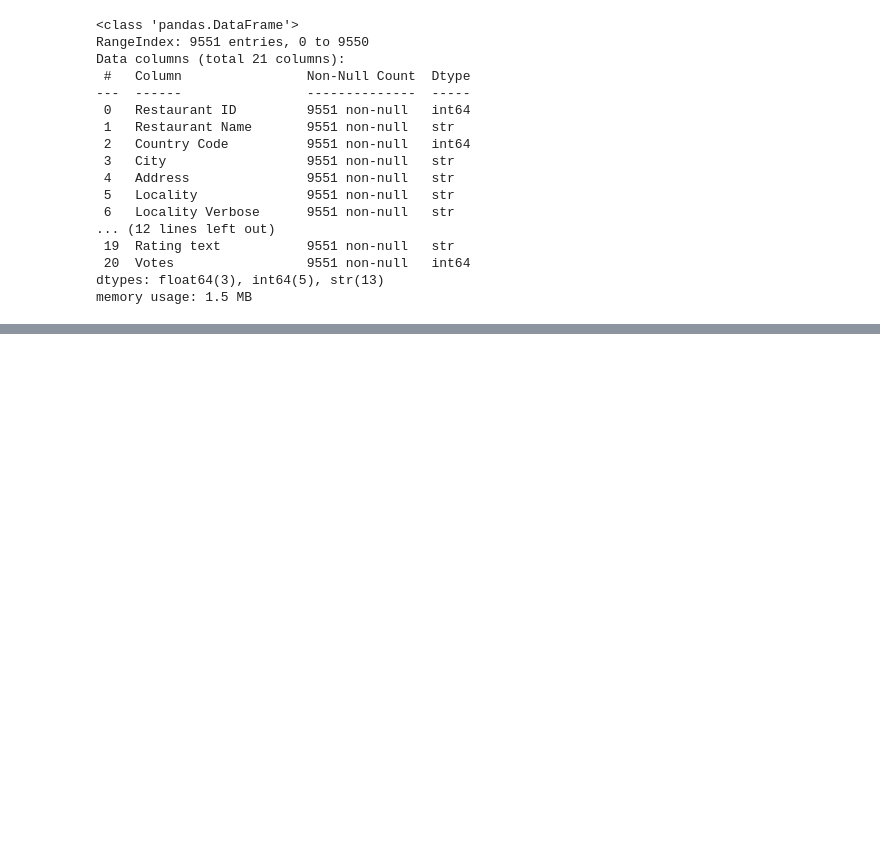
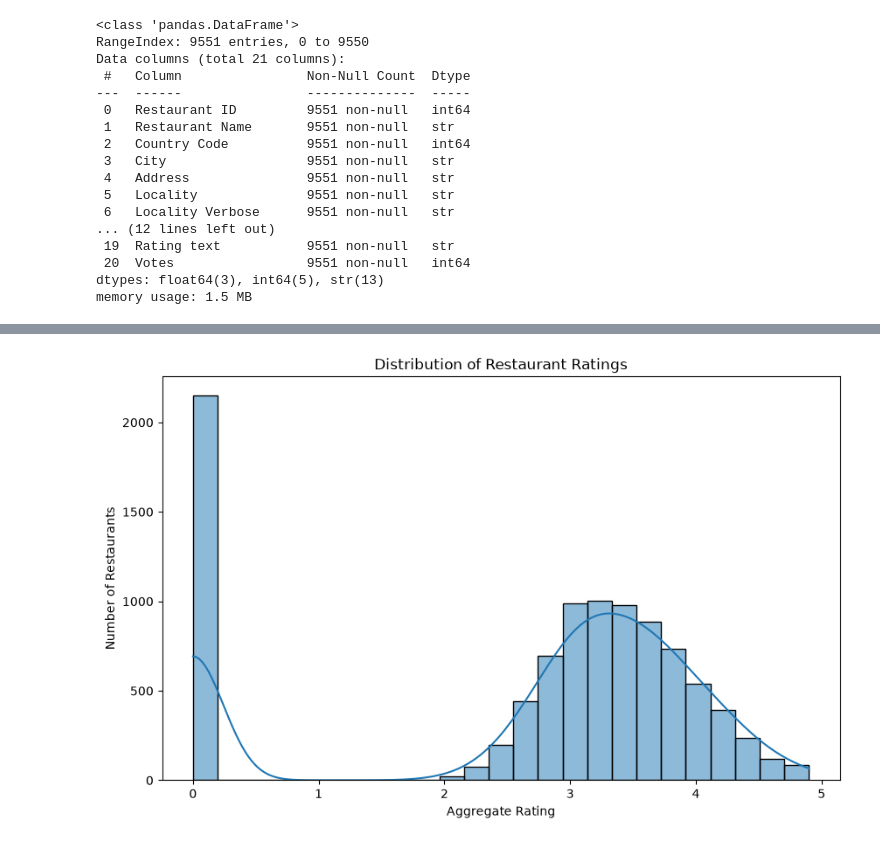
Before and after one commit to aniketsatav/cognifyz-machine-learning-internship, a Jupyter notebook: notebooks/01_EDA_Data_Cleaning.ipynb, the cells around one changed output, grey strips where cells are left out. Cells and saved outputs as stored; diff of their text form; code cells hidden in the pictures; blank space fills up the shorter version.

```diff
--- a/notebooks/01_EDA_Data_Cleaning.ipynb
+++ b/notebooks/01_EDA_Data_Cleaning.ipynb
@@ -81,0 +274,20 @@ memory usage: 1.5 MB
+# %%
+plt.figure(figsize=(10, 6))
+
+sns.histplot(
+    data=df,
+    x="Aggregate rating",
+    bins=25,
+    kde=True
+)
+
+plt.title("Distribution of Restaurant Ratings")
+plt.xlabel("Aggregate Rating")
+plt.ylabel("Number of Restaurants")
+
+plt.savefig("../outputs/figures/Distribution_of_Restaurant_Ratings.png",
+            bbox_inches="tight")
+
+plt.show()
+# %% [output]
+[figure, added]
```
Also changed, not shown: parts of 45 cells of this notebook, 17 other files.
